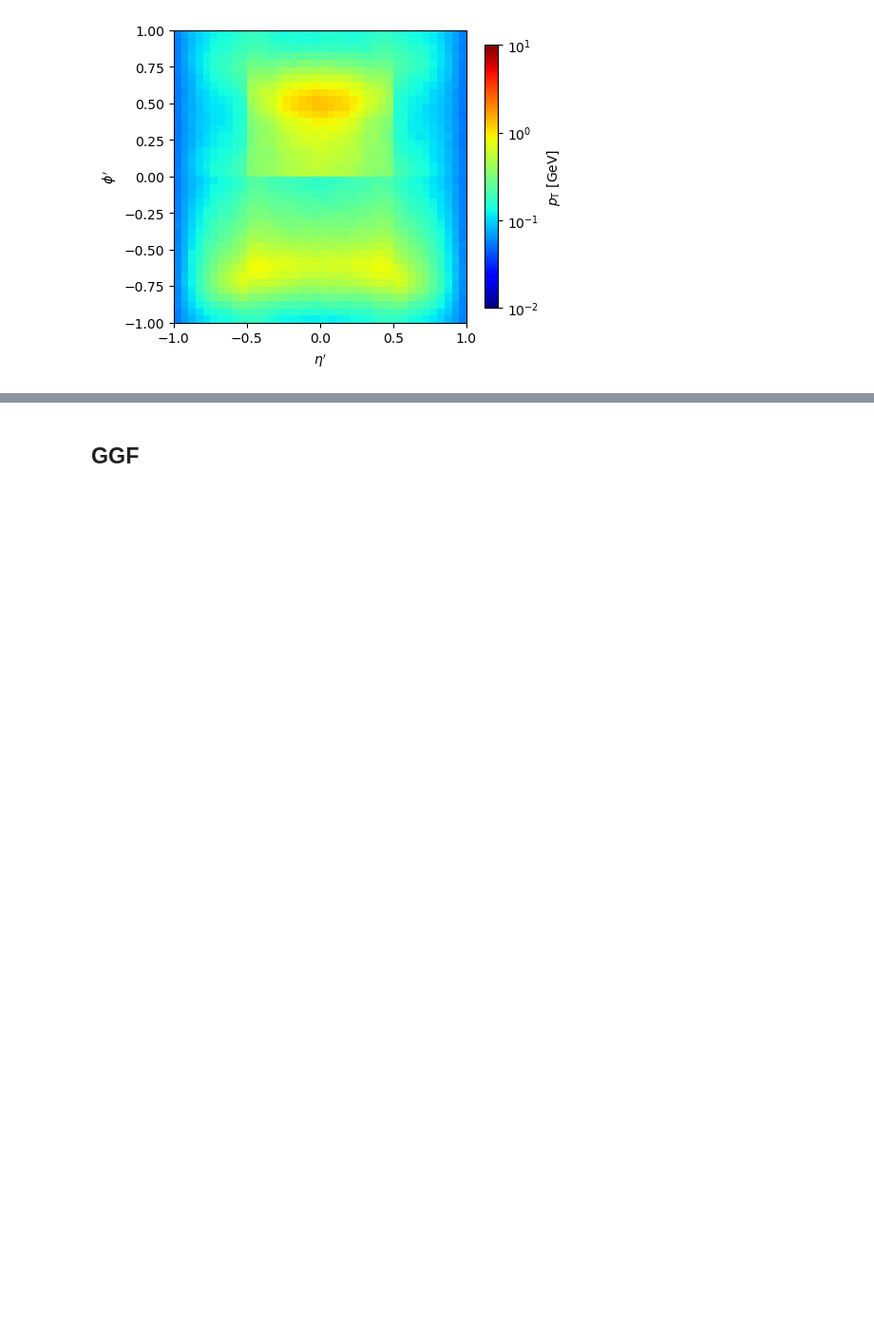
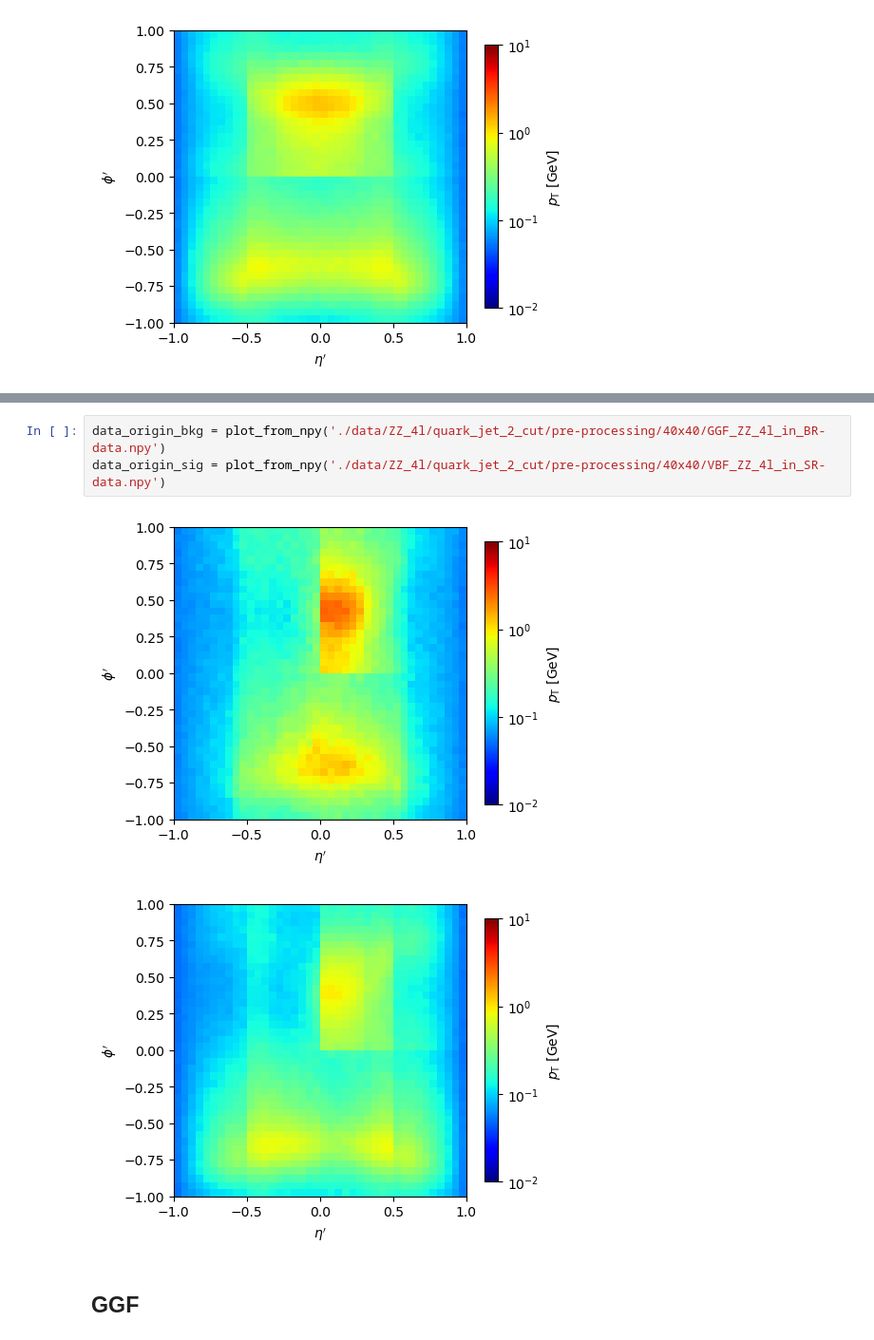
Before and after one commit to r10222035/higgs_production, a Jupyter notebook: Sample/plot_image.ipynb, the cells around one changed output, grey strips where cells are left out. Shown at 95% size. Cells and saved outputs as stored; diff of their text form; blank space fills up the shorter version.

```diff
--- a/Sample/plot_image.ipynb
+++ b/Sample/plot_image.ipynb
@@ -70,3 +76,9 @@ data_origin_sig = plot_from_npy('./data/mjj_cut/pre-processing/40x40/VBF_in_SR-d
+# %%
+data_origin_bkg = plot_from_npy('./data/ZZ_4l/quark_jet_2_cut/pre-processing/40x40/GGF_ZZ_4l_in_BR-data.npy')
+data_origin_sig = plot_from_npy('./data/ZZ_4l/quark_jet_2_cut/pre-processing/40x40/VBF_ZZ_4l_in_SR-data.npy')
+# %% [output]
+[figure, added]
+[figure, added]
 # %% [markdown]
 ## GGF
 # %%
```
Also changed, not shown: parts of 3 cells of this notebook, 6 other files.
